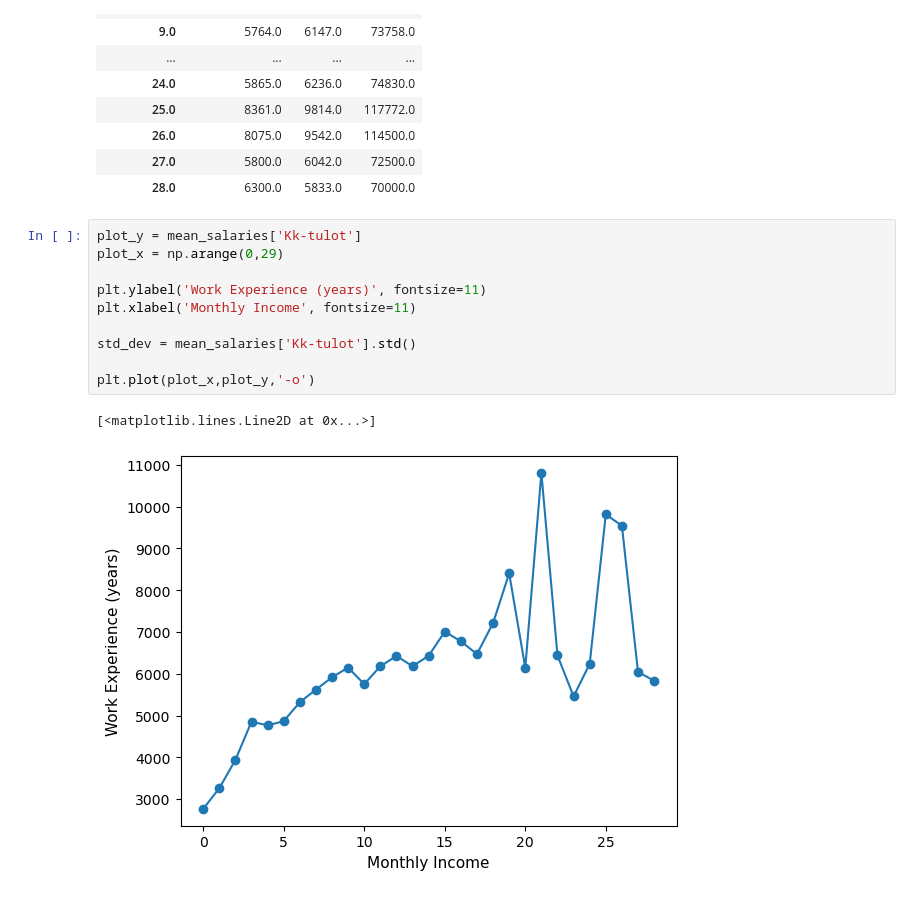
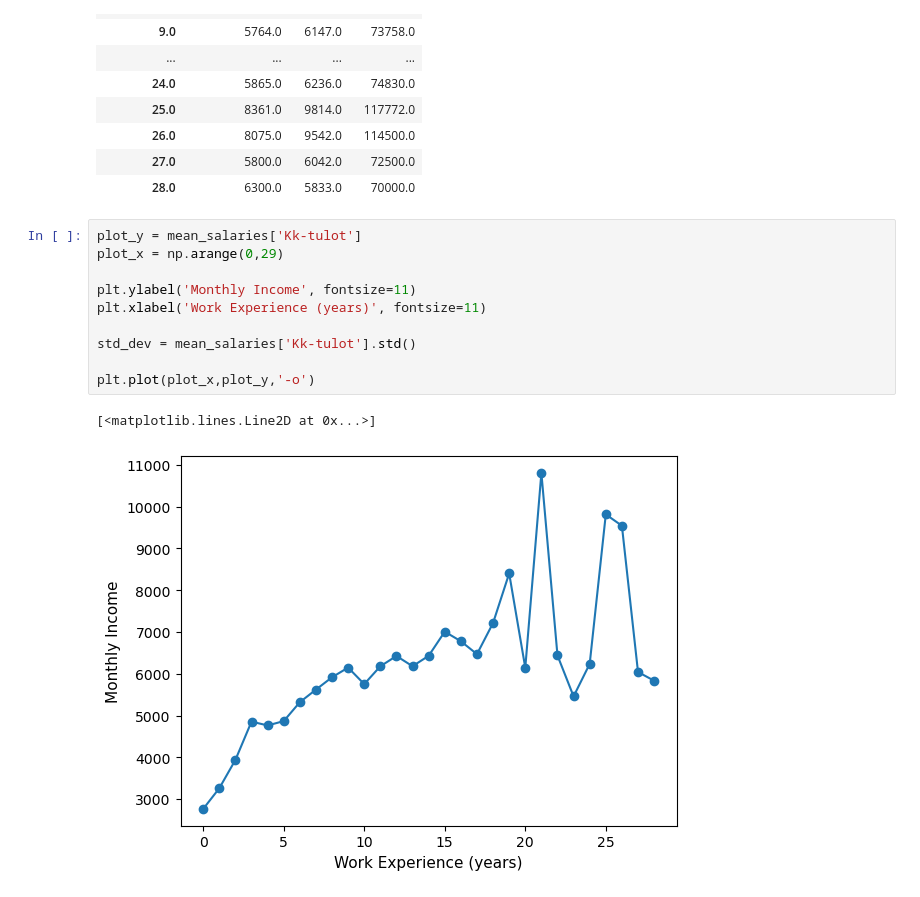
Before and after one commit to ojcal/data-science-stuff, a Jupyter notebook: Coding_Salaries_Finland.ipynb, the cells around one changed output. Drawn from its saved outputs; the diff is of its cells as text.

```diff
--- a/Coding_Salaries_Finland.ipynb
+++ b/Coding_Salaries_Finland.ipynb
@@ -86,13 +86,13 @@ mean_salaries
 # %%
 plot_y = mean_salaries['Kk-tulot']
 plot_x = np.arange(0,29)
 
-plt.ylabel('Work Experience (years)', fontsize=11)
-plt.xlabel('Monthly Income', fontsize=11)
+plt.ylabel('Monthly Income', fontsize=11)
+plt.xlabel('Work Experience (years)', fontsize=11)
 
 std_dev = mean_salaries['Kk-tulot'].std()
 
 plt.plot(plot_x,plot_y,'-o')
 # %% [output]
 [<matplotlib.lines.Line2D at 0x...>]
-[figure, old version]
+[figure, new version]
```
